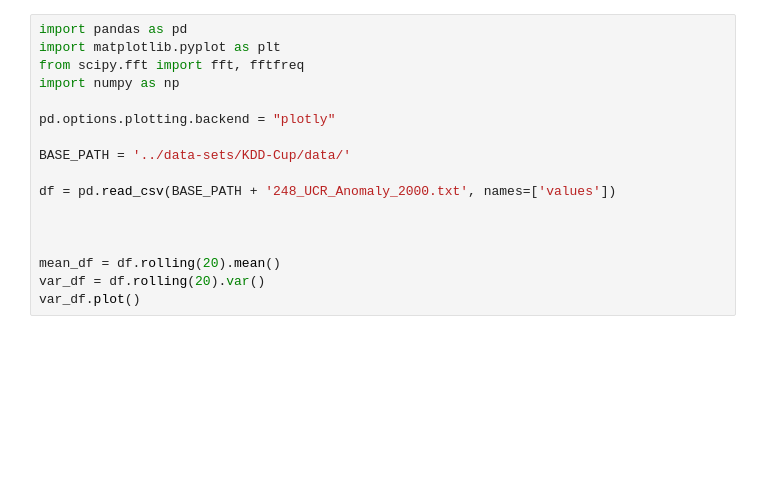
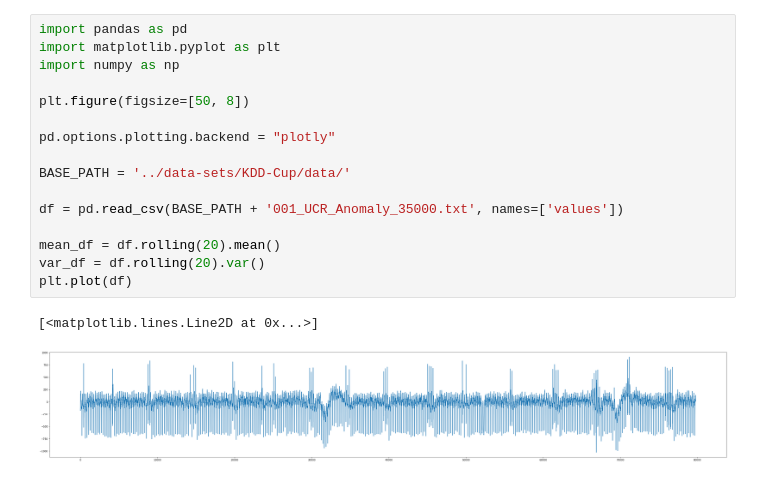
Before and after one commit to dennishylau/5002-project, a Jupyter notebook: notebooks/hayden_explore.ipynb, the cells around one changed output. Cells and saved outputs as stored; diff of their text form; blank space fills up the shorter version.

```diff
--- a/notebooks/hayden_explore.ipynb
+++ b/notebooks/hayden_explore.ipynb
@@ -1,17 +1,19 @@
 # %%
 import pandas as pd
 import matplotlib.pyplot as plt
-from scipy.fft import fft, fftfreq
 import numpy as np
+
+plt.figure(figsize=[50, 8])
 
 pd.options.plotting.backend = "plotly"
 
 BASE_PATH = '../data-sets/KDD-Cup/data/'
 
-df = pd.read_csv(BASE_PATH + '248_UCR_Anomaly_2000.txt', names=['values'])
-
-
+df = pd.read_csv(BASE_PATH + '001_UCR_Anomaly_35000.txt', names=['values'])
 
 mean_df = df.rolling(20).mean()
 var_df = df.rolling(20).var()
-var_df.plot()
+plt.plot(df)
+# %% [output]
+[<matplotlib.lines.Line2D at 0x...>]
+[figure, added]
```
Also changed, not shown: parts of 2 cells of this notebook.
